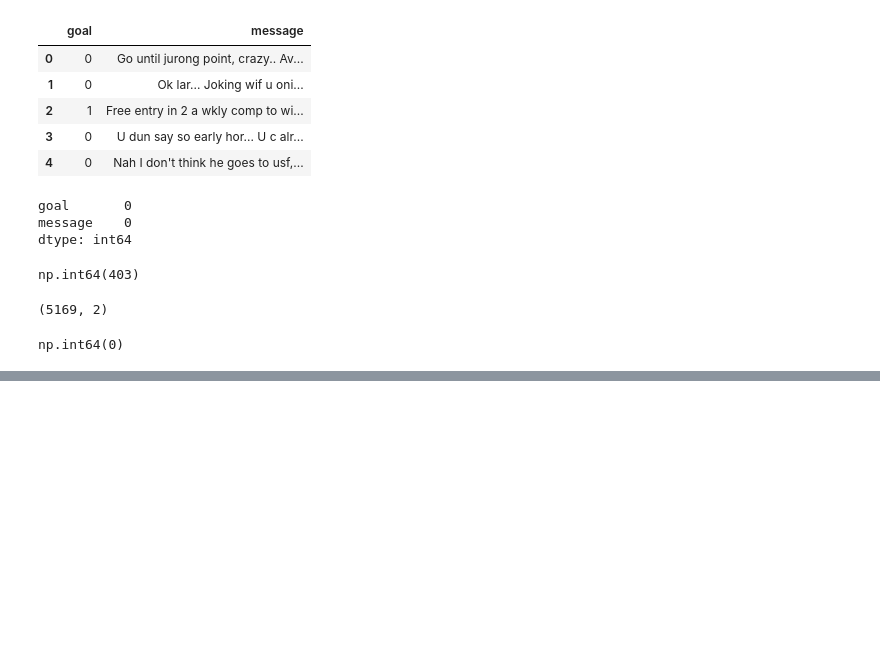
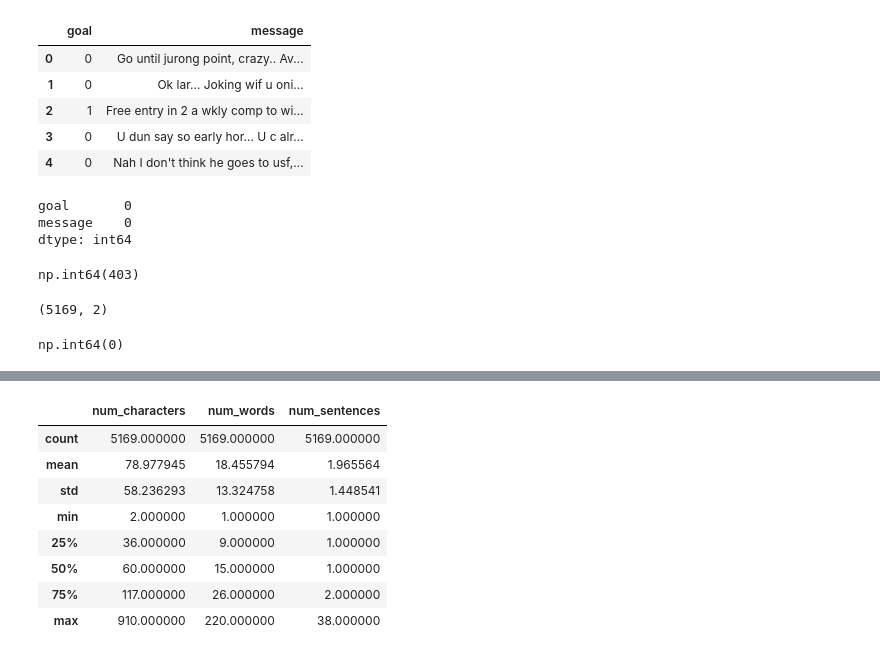
Before and after one commit to ABINAN2011/spam_detection, a Jupyter notebook: model/spam_train.ipynb, the cells around one changed output, grey strips where cells are left out. Saved outputs shown, nothing was run; the diff lists cells and outputs as text; code cells hidden in the pictures; blank space fills up the shorter version.

```diff
--- a/model/spam_train.ipynb
+++ b/model/spam_train.ipynb
@@ -99,0 +205,12 @@ np.int64(0)
+# %%
+df3[['num_characters', 'num_words', 'num_sentences']].describe()
+# %% [output]
+|  | num_characters | num_words | num_sentences |
+| count | 5169.000000 | 5169.000000 | 5169.000000 |
+| mean | 78.977945 | 18.455794 | 1.965564 |
+| std | 58.236293 | 13.324758 | 1.448541 |
+| min | 2.000000 | 1.000000 | 1.000000 |
+| 25% | 36.000000 | 9.000000 | 1.000000 |
+| 50% | 60.000000 | 15.000000 | 1.000000 |
+| 75% | 117.000000 | 26.000000 | 2.000000 |
+| max | 910.000000 | 220.000000 | 38.000000 |
```
Also changed, not shown: parts of 16 cells of this notebook, 1 other file.
